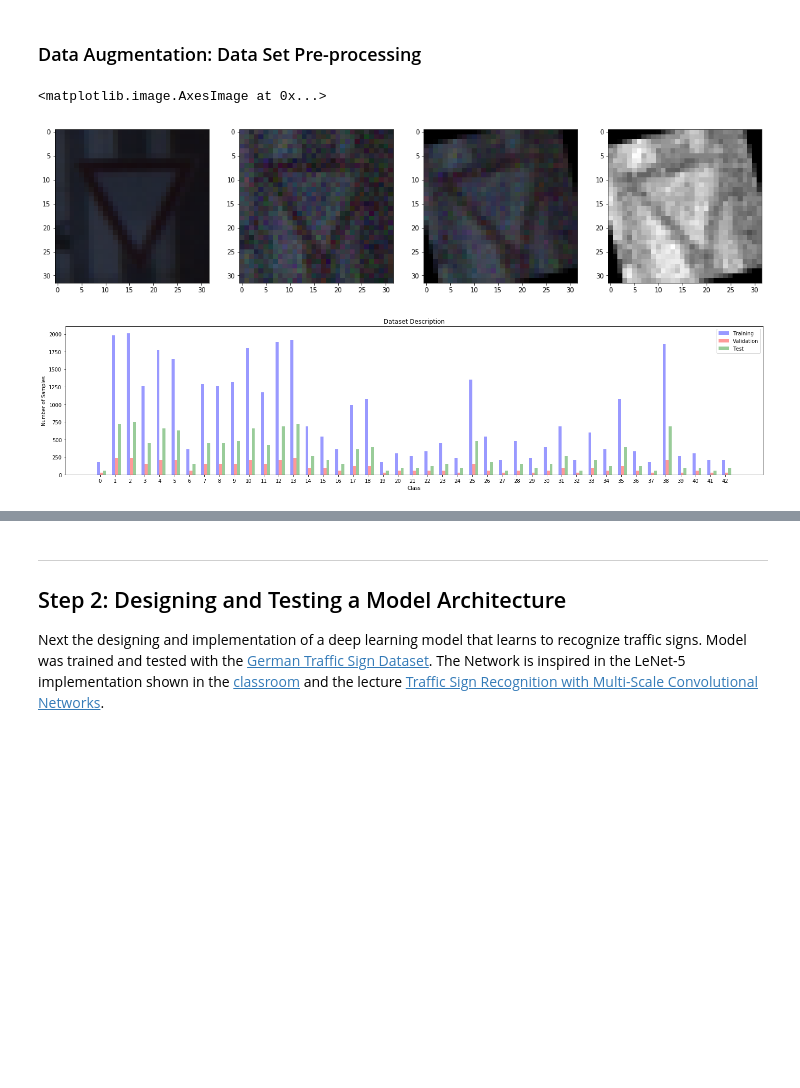
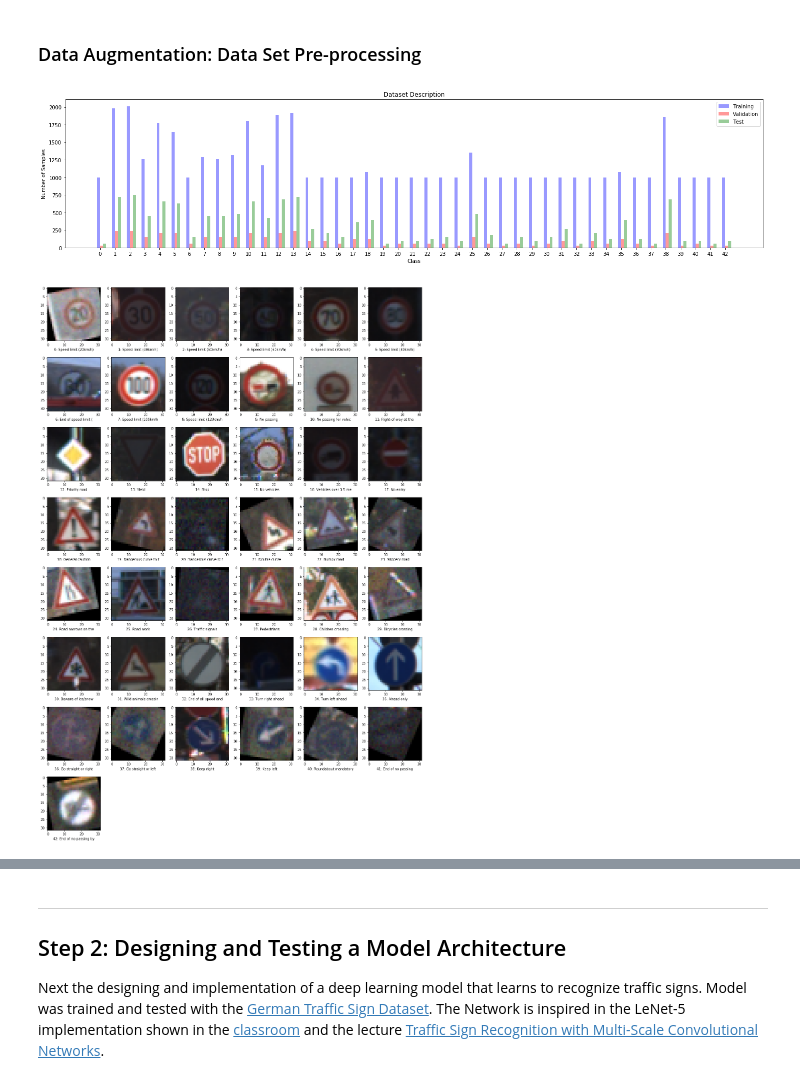
Before and after one commit to JohnBetaCode/CarND-P3-Traffic_Sign_Classifier, a Jupyter notebook: Traffic_Sign_Classifier.ipynb, the cells around one changed output, grey strips where cells are left out. Drawn from its saved outputs; the diff is of its cells as text; code cells hidden in the pictures; blank space fills up the shorter version.

```diff
--- a/Traffic_Sign_Classifier.ipynb
+++ b/Traffic_Sign_Classifier.ipynb
@@ -79,21 +30,25 @@ validation_file = "traffic-signs-data/valid.p"
 training_file = "traffic-signs-data/train.p"
 testing_file = "traffic-signs-data/test.p"
 
-# Read each file
+# Read training dataset file
 with open(training_file, mode='rb') as f:
     train = pickle.load(f)
+
+# Read validation dataset file
 with open(validation_file, mode='rb') as f:
     valid = pickle.load(f)
+
+# Read testing dataset file
 with open(testing_file, mode='rb') as f:
     test = pickle.load(f)
 
 # Get features and labels
-X_train, y_train = train['features'], train['labels']
+X_train_raw, y_train_raw = train['features'], train['labels']
 X_valid, y_valid = valid['features'], valid['labels']
 X_test, y_test = test['features'], test['labels']
 
 # Shuffle all datasets
-X_train, y_train = shuffle(X_train, y_train)
+X_train_raw, y_train_raw = shuffle(X_train_raw, y_train_raw)
 X_valid, y_valid = shuffle(X_valid, y_valid)
 X_test, y_test = shuffle(X_test, y_test)
 # %% [markdown]
@@ -195,9 +119,11 @@ plt.show()
 # %%
 # Get the total of samples for each class for validation, training and test data sets
-means_validation = [d['vali'] for d in classes_dics if 'vali' in d]
-means_training = [d['train'] for d in classes_dics if 'train' in d]
-means_test = [d['test'] for d in classes_dics if 'test' in d]
-plot_dataset(means_training, means_validation, means_test, save_name = 'writeup_files/dataset_description_original_data.png')
+means_validation = [d['vali'] for d in classes_dics_raw if 'vali' in d]
+means_training = [d['train'] for d in classes_dics_raw if 'train' in d]
+means_test = [d['test'] for d in classes_dics_raw if 'test' in d]
+
+# Show a random sample for each class
+plot_dataset(means_training, means_validation, means_test, n_classes,save_name = 'writeup_files/dataset_description_original_data.png')
 # %% [output]
 [figure]
 # %% [markdown]
@@ -238,27 +131,18 @@ def balance_data(data, classes_dics):
-# %%
-idx = np.random.randint(len(X_valid))
-# X_valid_gray = [norm_and_gray(img) for img in X_valid]
-
-X_valid_image = X_valid[idx]
-
-X_valid_noise = add_noisy(X_valid_image, 20, 100, 0.5)
-X_valid_rota  = rot_pers_transform(X_valid_noise)
-X_valid_gray  = norm_and_gray(X_valid_rota)
-
-_, vframes = plt.subplots(nrows=1, ncols=4)
-vframes[0].imshow(X_valid_image)
-
-vframes[1].imshow(X_valid_noise)
-vframes[2].imshow(X_valid_rota)
-vframes[3].imshow(X_valid_gray.squeeze(), cmap='gray')
-# %% [output]
-<matplotlib.image.AxesImage at 0x...>
-[figure, removed]
 # %%
+# Apply data augmentation and balance dataset
+X_train, y_train = balance_data(X_train_raw, y_train_raw, classes_dics_raw, data_label = 'train', desired_samples = 1000)
+
+# Classes dictionaries for new data set
+classes_dics = summary_data_sets(y_train, y_valid, y_test, 'traffic-signs-data/signnames.csv')
+
 # Get the total of samples for each class for validation, training and test data sets
-means_validation = [d['vali'] for d in classes_dics if 'vali' in d]
 means_training = [d['train'] for d in classes_dics if 'train' in d]
-means_test = [d['test'] for d in classes_dics if 'test' in d]
-plot_dataset(means_training, means_validation, means_test, save_name = 'writeup_files/dataset_description_balanced_data.png')
+
+# Plot dataset samples distribution
+plot_dataset(means_training, means_validation, means_test, n_classes, save_name = 'writeup_files/dataset_description_balanced_data.png')
+
+# Show random samples for each class
+show_dataset(X_train, classes_dics, data_label = "train", save_name = 'writeup_files/dataset_random_visualization_balanced.png')
 # %% [output]
-[figure, old version]
+[figure, new version]
+[figure, added]
```
Also changed, not shown: parts of 14 cells of this notebook, 15 other files.
